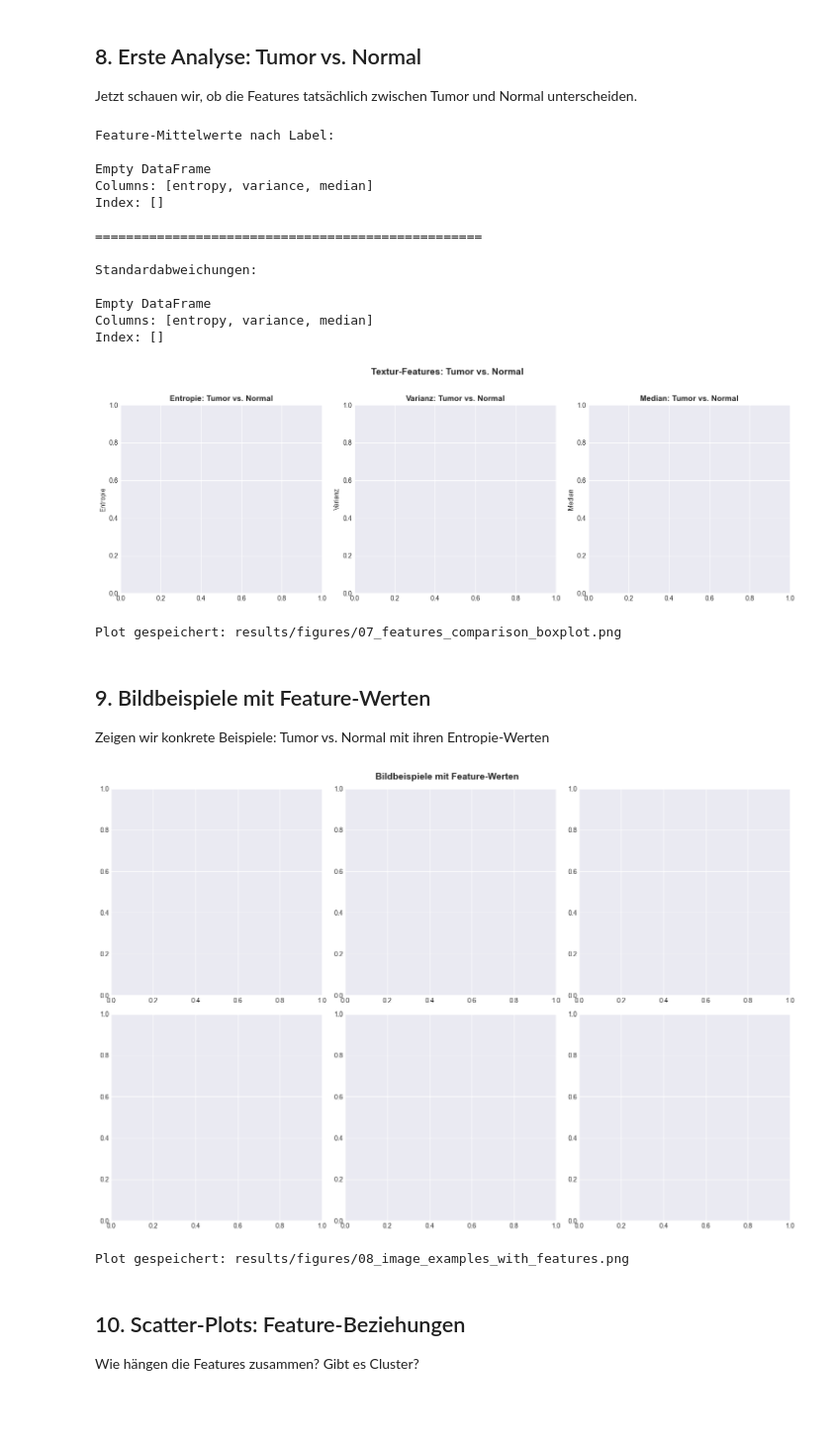
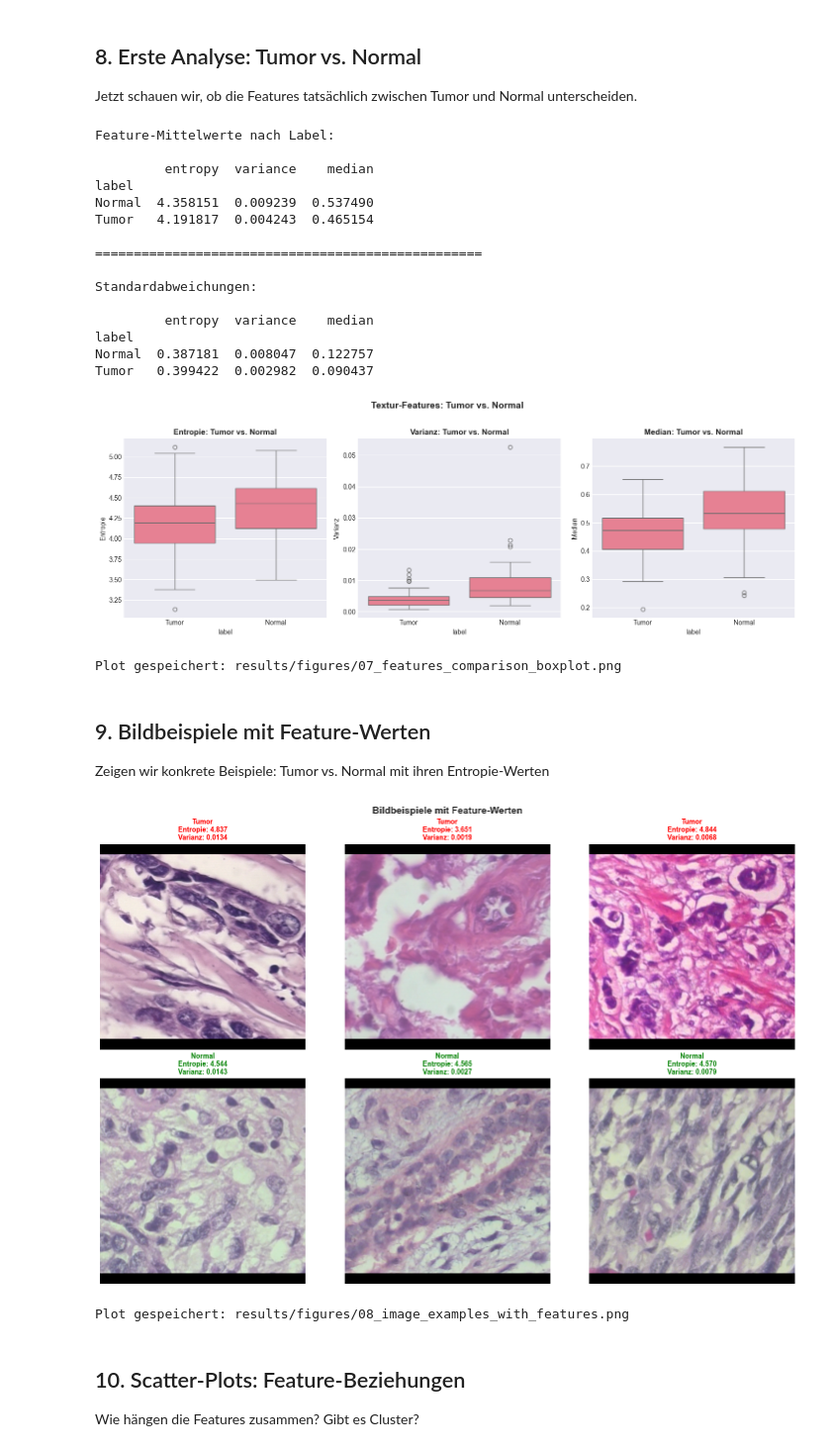
Before and after one commit to itsvocs/python-ml-histotexture, a Jupyter notebook: notebooks/02_feature_extraction.ipynb, the cells around one changed output. Shown at 99% size. Drawn from its saved outputs; the diff is of its cells as text; code cells hidden in the pictures; blank space fills up the shorter version.

Commit message:
feature extraction

```diff
--- a/notebooks/02_feature_extraction.ipynb
+++ b/notebooks/02_feature_extraction.ipynb
@@ -132,7 +127,7 @@ Interpretation:
 
 Wir erstellen eine Funktion, die alle 3 Features für ein Bild berechnet.
 # %%
-def extract_texture_features(img_path):
+def extract_texture_features(img_path, percentile=75):
     """
     Extrahiert 3 Textur-Features aus einem Bild.
 
@@ -145,23 +140,36 @@ def extract_texture_features(img_path):
     --------
     dict : Dictionary mit Features
     """
-    # Bild laden und zu Graustufen konvertieren
+    # Bild laden
     img_rgb = io.imread(img_path)
     img_gray = color.rgb2gray(img_rgb)
 
-    # 1. Entropie berechnen (Shannon-Entropie)
-    entropy_val = shannon_entropy(img_gray)
+    # HSV für Maske
+    img_rgb_float = img_as_float(img_rgb)
+    img_hsv = color.rgb2hsv(img_rgb_float)
+    saturation = img_hsv[:,:,1]
 
-    # 2. Varianz berechnen
-    variance_val = np.var(img_gray)
+    # Maske erstellen (stark gefärbte Bereiche)
+    threshold = np.percentile(saturation, percentile)
+    mask = saturation > threshold
 
-    # 3. Median berechnen
-    median_val = np.median(img_gray)
+    # NUR maskierte Pixel extrahieren
+    tissue_pixels = img_gray[mask]  # 1D Array nur mit Gewebe-Pixeln
+
+    # Features berechnen NUR auf Gewebe
+    #entropy_val = shannon_entropy(tissue_pixels)
+    entropy_img = entropy((img_gray * 255).astype(np.uint8), disk(5))
+    entropy_val = entropy_img[mask].mean()
+
+    variance_val = np.var(tissue_pixels)
+    median_val = np.median(tissue_pixels)
+
 
     return {
         'entropy': entropy_val,
         'variance': variance_val,
-        'median': median_val
+        'median': median_val,
+        'n_tissue_pixels': tissue_pixels.size
     }
 
 print("Funktion extract_texture_features() definiert")
@@ -253,7 +261,7 @@ Wir kombinieren unsere berechneten Features mit den Labels aus der CSV.
 # %%
 # Filename-Spalte in df vorbereiten
 # Im CSV ist der Pfad mit Backslashes, wir brauchen nur den Dateinamen
-df['filename'] = df['file_path'].apply(lambda x: Path(x).name)
+df['filename'] = df['file_path'].str.replace('prepared_patches_p4\\', '').str.replace('prepared_patches_p4/', '')
 
 # Merge auf Filename
 df_merged = df.merge(features_df, on='filename', how='inner')
@@ -315,17 +341,19 @@ print(df_merged.groupby('label')[['entropy', 'variance', 'median']].std())
 # %% [output]
 Feature-Mittelwerte nach Label:
 
-Empty DataFrame
-Columns: [entropy, variance, median]
-Index: []
+         entropy  variance    median
+label
+Normal  4.358151  0.009239  0.537490
+Tumor   4.191817  0.004243  0.465154
 
 ==================================================
 
 Standardabweichungen:
 
-Empty DataFrame
-Columns: [entropy, variance, median]
-Index: []
+         entropy  variance    median
+label
+Normal  0.387181  0.008047  0.122757
+Tumor   0.399422  0.002982  0.090437
 # %%
 # Boxplots für Vergleich
 fig, axes = plt.subplots(1, 3, figsize=(15, 5))
@@ -352,7 +380,7 @@ plt.show()
 
 print("Plot gespeichert: results/figures/07_features_comparison_boxplot.png")
 # %% [output]
-[figure, old version]
+[figure, new version]
 Plot gespeichert: results/figures/07_features_comparison_boxplot.png
 # %% [markdown]
 ## 9. Bildbeispiele mit Feature-Werten
@@ -367,40 +395,40 @@ fig, axes = plt.subplots(2, 3, figsize=(15, 10))
 
 # Tumor-Beispiele
 for i, (idx, row) in enumerate(tumor_samples.iterrows()):
-    img_path = DATA_DIR / row['filename']
+    img_path = DATA_DIR/"prepared_patches_p4" / row['filename']
     img = io.imread(img_path)
 
     axes[0, i].imshow(img)
     axes[0, i].set_title(
         f"Tumor\nEntropie: {row['entropy']:.3f}\nVarianz: {row['variance']:.4f}",
         fontsize=10,
         fontweight='bold',
         color='red'
     )
     axes[0, i].axis('off')
 
 # Normal-Beispiele
 for i, (idx, row) in enumerate(normal_samples.iterrows()):
-    img_path = DATA_DIR / row['filename']
+    img_path = DATA_DIR /"prepared_patches_p4"/ row['filename']
     img = io.imread(img_path)
 
     axes[1, i].imshow(img)
     axes[1, i].set_title(
         f"Normal\nEntropie: {row['entropy']:.3f}\nVarianz: {row['variance']:.4f}",
         fontsize=10,
         fontweight='bold',
         color='green'
     )
     axes[1, i].axis('off')
 
 plt.suptitle('Bildbeispiele mit Feature-Werten', fontsize=14, fontweight='bold')
 plt.tight_layout()
 plt.savefig(RESULTS_DIR / '08_image_examples_with_features.png', dpi=150, bbox_inches='tight')
 plt.show()
 
 print("Plot gespeichert: results/figures/08_image_examples_with_features.png")
 # %% [output]
-[figure, old version]
+[figure, new version]
 Plot gespeichert: results/figures/08_image_examples_with_features.png
 # %% [markdown]
 ## 10. Scatter-Plots: Feature-Beziehungen
```
Also changed, not shown: parts of 9 cells of this notebook, 10 other files.
